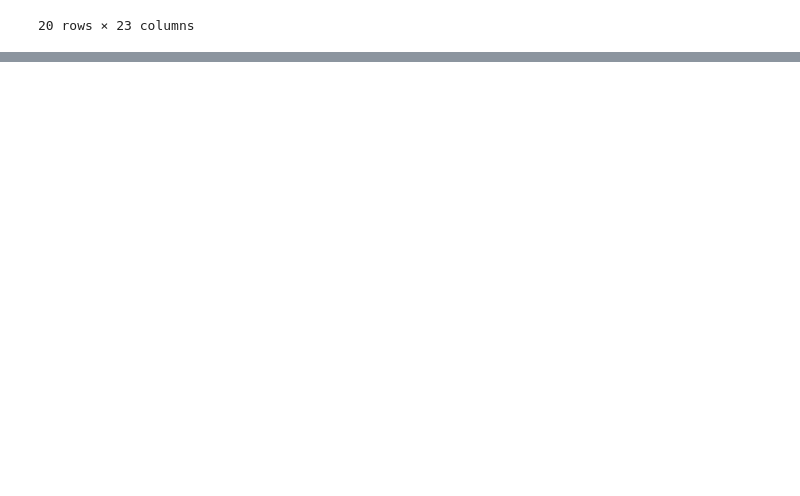
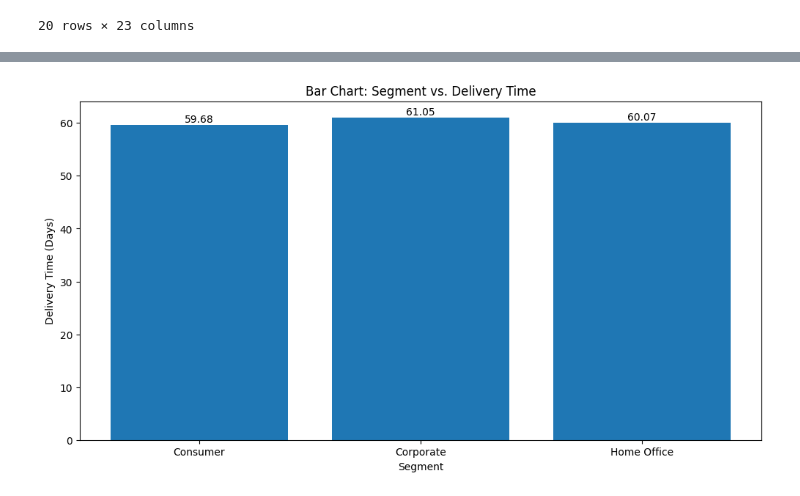
Before and after one commit to Krittapad12348/Superstore_Analysis, a Jupyter notebook: superstore_python.ipynb, the cells around one changed output, grey strips where cells are left out. Drawn from its saved outputs; the diff is of its cells as text; code cells hidden in the pictures; blank space fills up the shorter version.

```diff
--- a/superstore_python.ipynb
+++ b/superstore_python.ipynb
@@ -315,3 +318,6 @@ ss[ss['delivery time'] == timedelta(days=-320)]
 | 9813 | 9814 | CA-2013-117583 | 2013-11-28 | 2013-01-12 | First Class | CB-12025 | Cassandra Brandow | Consumer | United States | ... |
 | 9814 | 9815 | CA-2013-117583 | 2013-11-28 | 2013-01-12 | First Class | CB-12025 | Cassandra Brandow | Consumer | United States | ... |
 20 rows × 23 columns
+# %%
+ss['delivery time'] = ss['delivery time'].abs() / np.timedelta64(1, 'D')
+ss['delivery time'].describe()
@@ -317,0 +350,12 @@ ss[ss['delivery time'] == timedelta(days=-320)]
+# %%
+Segment_Del = ss.groupby("Segment")["delivery time"].mean().to_frame().reset_index()
+plt.figure(figsize=(12,6))
+plt.bar(Segment_Del['Segment'],Segment_Del['delivery time'])
+plt.xlabel('Segment')
+plt.ylabel('Delivery Time (Days)')
+plt.title('Bar Chart: Segment vs. Delivery Time')
+for index, value in enumerate(Segment_Del['delivery time']):
+    plt.text(index, value, f'{value:.2f}', ha='center', va='bottom', fontsize=10)
+plt.show()
+# %% [output]
+[figure, added]
```
Also changed, not shown: parts of 18 cells of this notebook.
